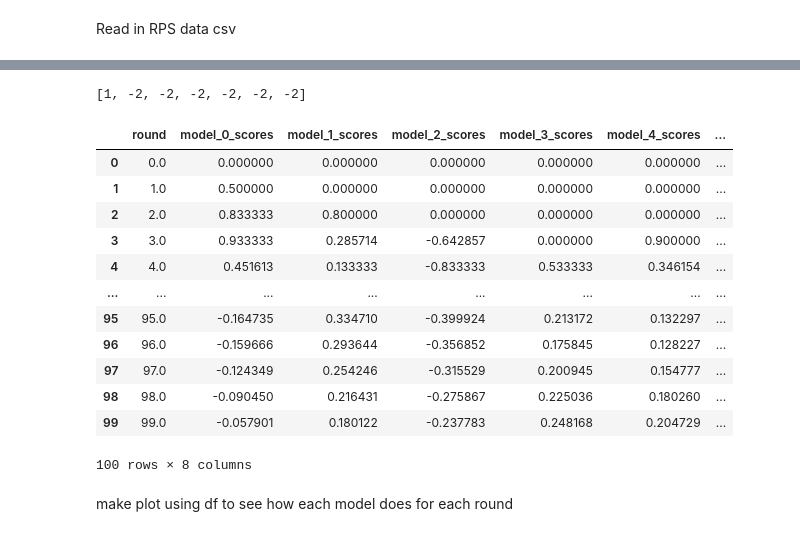
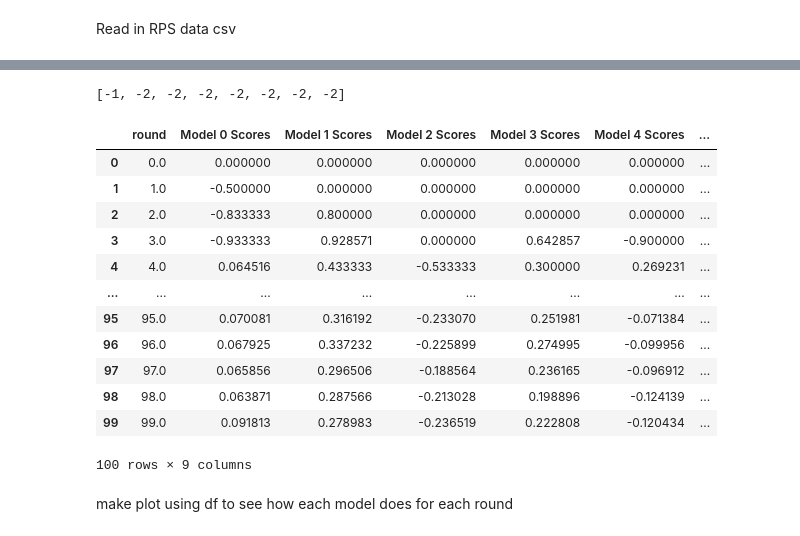
Before and after one commit to fahimi5/RockPaperScissorsML, a Jupyter notebook: RPS_Analysis.ipynb, the cells around one changed output, grey strips where cells are left out. Drawn from its saved outputs; the diff is of its cells as text; code cells hidden in the pictures.

Commit message:
Added random forest model to the script as well as some polish. Included sample game history csv for running analysis.

```diff
--- a/RPS_Analysis.ipynb
+++ b/RPS_Analysis.ipynb
@@ -6,7 +6,7 @@ import plotly.graph_objects as go
 # %% [markdown]
 Read in RPS data csv
 # %%
-file = 'game_history_Ethan_1670556392.csv'
+file = 'game_history_Ethan_1670709670.csv'
 
 df = pd.read_csv(file)
 # %%
@@ -45,36 +45,36 @@ for i in range(len(df['model_outcomes'])):
 # %%
 print(df_outcomes['model_outcomes'][0])
 # %% [output]
-[1, -2, -2, -2, -2, -2, -2]
+[-1, -2, -2, -2, -2, -2, -2, -2]
 # %%
 # create outcomes df
-df_scores = pd.DataFrame(columns=['round','model_0_scores','model_1_scores','model_2_scores','model_3_scores','model_4_scores','model_5_scores','model_6_scores'])
+df_scores = pd.DataFrame(columns=['round','Model 0 Scores','Model 1 Scores','Model 2 Scores','Model 3 Scores','Model 4 Scores','Model 5 Scores','Model 6 Scores','Model 7 Scores'])
 for i in range(len(df['model_scores'])):
     #print(len(df['model_scores']))
     #print(len(df['model_scores'][5]))
     #print(df['model_scores'][5][1:len(df['model_scores'][5])-1])
     string = df['model_scores'][i][1:len(df['model_scores'][i])-1]
 
     listed=list(string.split(', '))
 
 
     floatlist=list(map(float,listed))
-    df_scores = df_scores.append({'round':i,'model_0_scores':floatlist[0],'model_1_scores':floatlist[1],'model_2_scores':floatlist[2],'model_3_scores':floatlist[3],'model_4_scores':floatlist[4],'model_5_scores':floatlist[5],'model_6_scores':floatlist[6]},ignore_index=True)
+    df_scores = df_scores.append({'round':i,'Model 0 Scores':floatlist[0],'Model 1 Scores':floatlist[1],'Model 2 Scores':floatlist[2],'Model 3 Scores':floatlist[3],'Model 4 Scores':floatlist[4],'Model 5 Scores':floatlist[5],'Model 6 Scores':floatlist[6],'Model 7 Scores':floatlist[7]},ignore_index=True)
 df_scores.head(len(df_scores))
 # %% [output]
-|  | round | model_0_scores | model_1_scores | model_2_scores | model_3_scores | model_4_scores | ... |
+|  | round | Model 0 Scores | Model 1 Scores | Model 2 Scores | Model 3 Scores | Model 4 Scores | ... |
 | 0 | 0.0 | 0.000000 | 0.000000 | 0.000000 | 0.000000 | 0.000000 | ... |
-| 1 | 1.0 | 0.500000 | 0.000000 | 0.000000 | 0.000000 | 0.000000 | ... |
-| 2 | 2.0 | 0.833333 | 0.800000 | 0.000000 | 0.000000 | 0.000000 | ... |
-| 3 | 3.0 | 0.933333 | 0.285714 | -0.642857 | 0.000000 | 0.900000 | ... |
-| 4 | 4.0 | 0.451613 | 0.133333 | -0.833333 | 0.533333 | 0.346154 | ... |
+| 1 | 1.0 | -0.500000 | 0.000000 | 0.000000 | 0.000000 | 0.000000 | ... |
+| 2 | 2.0 | -0.833333 | 0.800000 | 0.000000 | 0.000000 | 0.000000 | ... |
+| 3 | 3.0 | -0.933333 | 0.928571 | 0.000000 | 0.642857 | -0.900000 | ... |
+| 4 | 4.0 | 0.064516 | 0.433333 | -0.533333 | 0.300000 | 0.269231 | ... |
 | ... | ... | ... | ... | ... | ... | ... | ... |
-| 95 | 95.0 | -0.164735 | 0.334710 | -0.399924 | 0.213172 | 0.132297 | ... |
-| 96 | 96.0 | -0.159666 | 0.293644 | -0.356852 | 0.175845 | 0.128227 | ... |
-| 97 | 97.0 | -0.124349 | 0.254246 | -0.315529 | 0.200945 | 0.154777 | ... |
-| 98 | 98.0 | -0.090450 | 0.216431 | -0.275867 | 0.225036 | 0.180260 | ... |
-| 99 | 99.0 | -0.057901 | 0.180122 | -0.237783 | 0.248168 | 0.204729 | ... |
+| 95 | 95.0 | 0.070081 | 0.316192 | -0.233070 | 0.251981 | -0.071384 | ... |
+| 96 | 96.0 | 0.067925 | 0.337232 | -0.225899 | 0.274995 | -0.099956 | ... |
+| 97 | 97.0 | 0.065856 | 0.296506 | -0.188564 | 0.236165 | -0.096912 | ... |
+| 98 | 98.0 | 0.063871 | 0.287566 | -0.213028 | 0.198896 | -0.124139 | ... |
+| 99 | 99.0 | 0.091813 | 0.278983 | -0.236519 | 0.222808 | -0.120434 | ... |
-100 rows × 8 columns
+100 rows × 9 columns
 # %% [markdown]
 make plot using df to see how each model does for each round
 # %%
```
Also changed, not shown: parts of 4 cells of this notebook, 2 other files.
